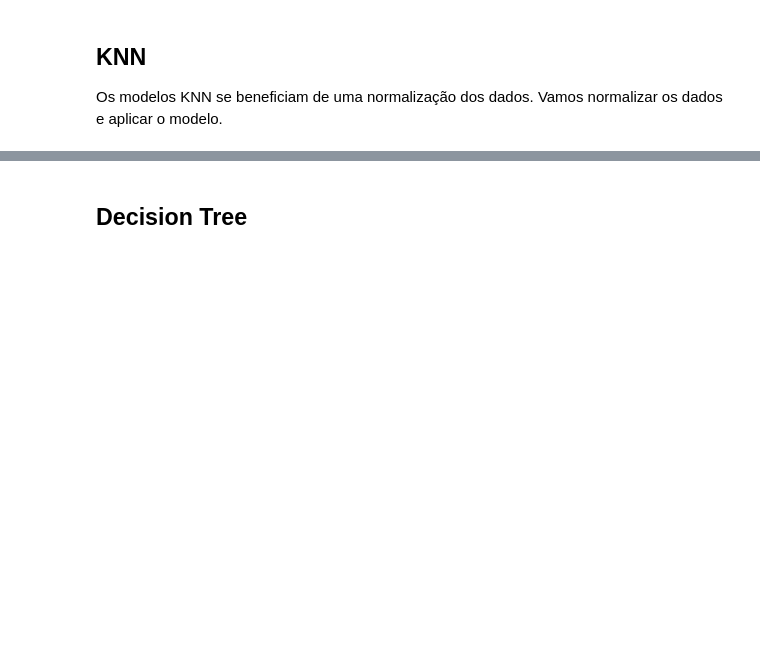
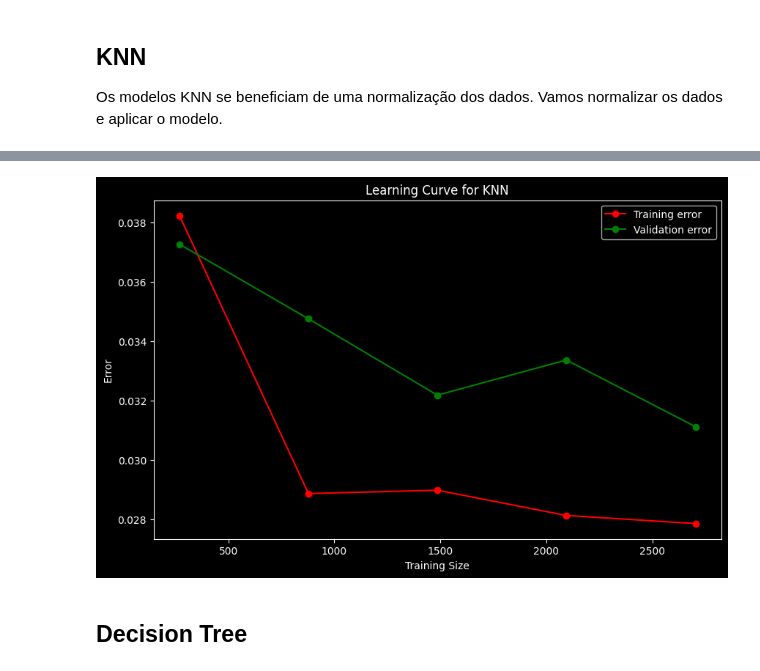
Before and after one commit to joaopcvieira/CMC-13, a Jupyter notebook: Lab Final/main.ipynb, the cells around one changed output, grey strips where cells are left out. Cells and saved outputs as stored; diff of their text form; code cells hidden in the pictures; blank space fills up the shorter version.

```diff
--- a/Lab Final/main.ipynb
+++ b/Lab Final/main.ipynb
@@ -628,3 +575,24 @@ KNN Mean Squared Error: 0.061995264749638616
+# %%
+from sklearn.model_selection import learning_curve
+
+# Calcular a curva de aprendizado
+train_sizes, train_scores, valid_scores = learning_curve(knn_grid.best_estimator_, X_train, y_train, cv=10, scoring='neg_mean_squared_error')
+
+# Calcular as médias dos scores de treino e validação
+train_scores_mean = -train_scores.mean(axis=1)
+valid_scores_mean = -valid_scores.mean(axis=1)
+
+# Plotar a curva de aprendizado
+plt.figure(figsize=(10, 6))
+plt.plot(train_sizes, train_scores_mean, 'o-', color='r', label='Training error')
+plt.plot(train_sizes, valid_scores_mean, 'o-', color='g', label='Validation error')
+plt.xlabel('Training Size')
+plt.ylabel('Error')
+plt.title('Learning Curve for KNN')
+plt.legend(loc='best')
+plt.show()
+# %% [output]
+[figure, added]
 # %% [markdown]
 ## Decision Tree
 # %%
```
Also changed, not shown: parts of 29 cells of this notebook.
